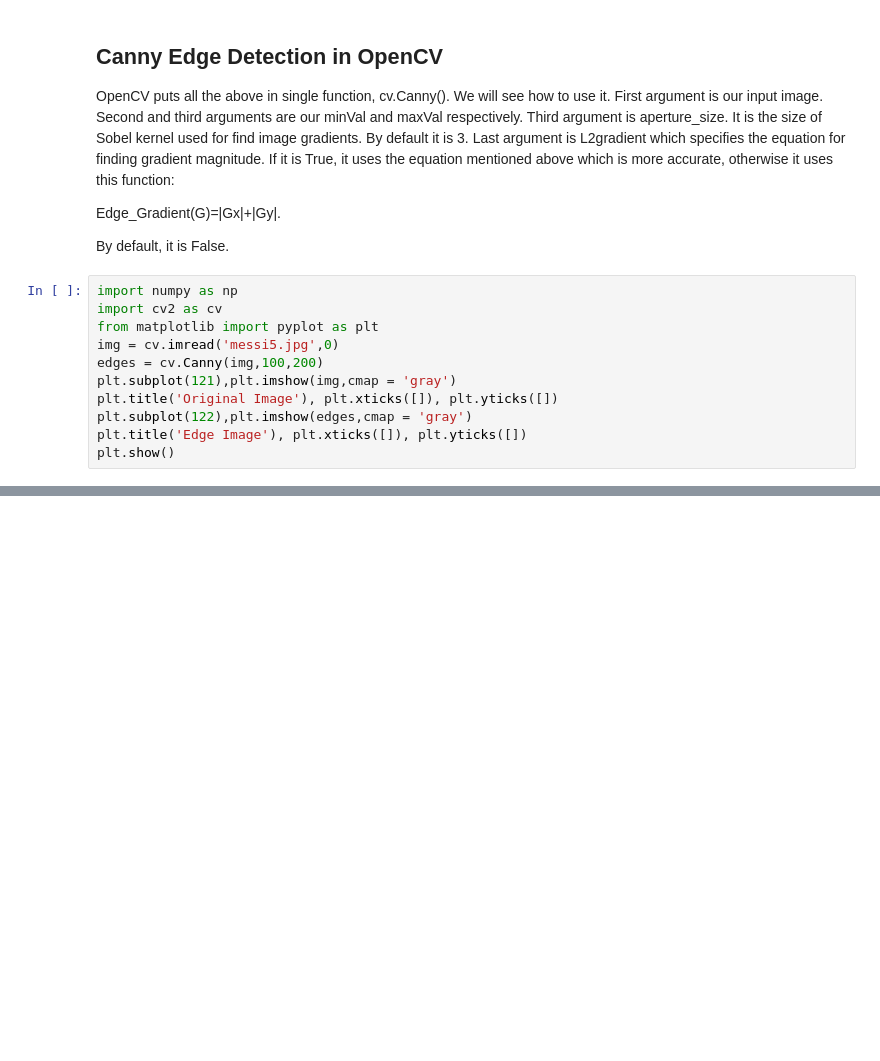
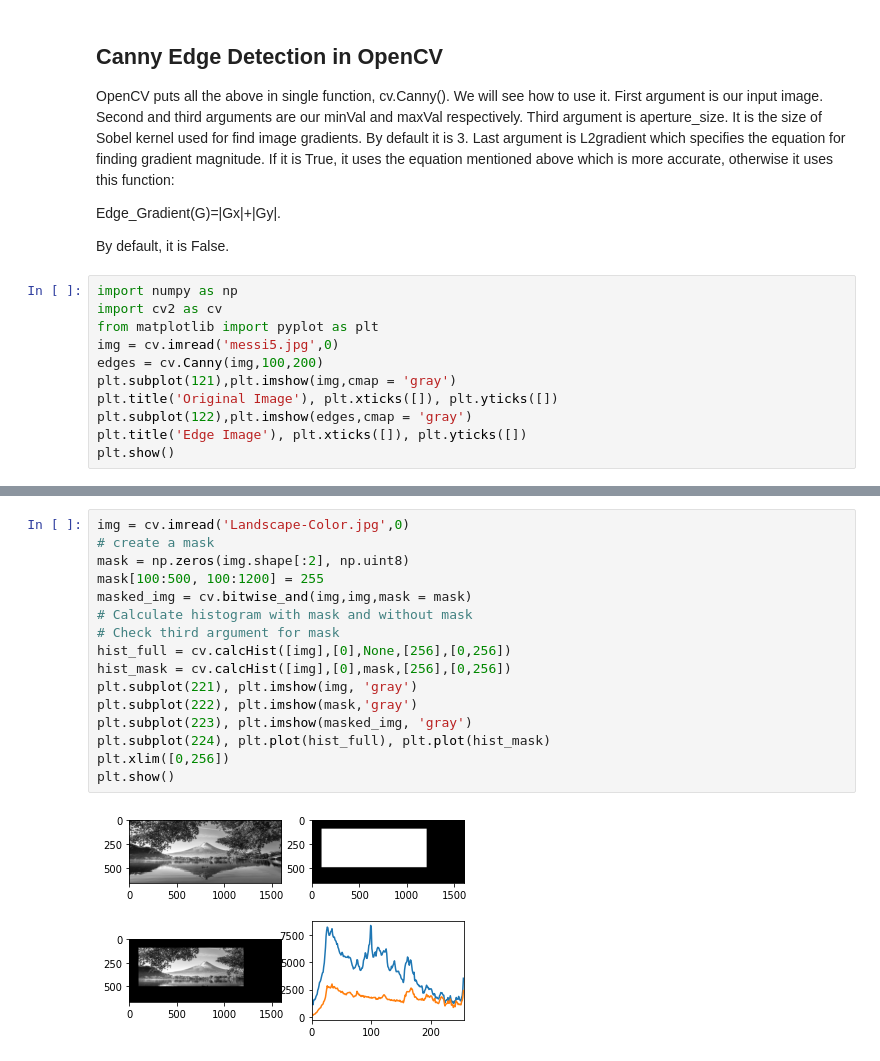
Before and after one commit to manpreet-tatras/OpenCV_Sabudh, a Jupyter notebook: OpenCV.ipynb, the cells around one changed output, grey strips where cells are left out. Cells and saved outputs as stored; diff of their text form; blank space fills up the shorter version.

```diff
--- a/OpenCV.ipynb
+++ b/OpenCV.ipynb
@@ -1554,0 +1696,18 @@ array([[[ 7, -1,  1, -1],
+# %%
+img = cv.imread('Landscape-Color.jpg',0)
+# create a mask
+mask = np.zeros(img.shape[:2], np.uint8)
+mask[100:500, 100:1200] = 255
+masked_img = cv.bitwise_and(img,img,mask = mask)
+# Calculate histogram with mask and without mask
+# Check third argument for mask
+hist_full = cv.calcHist([img],[0],None,[256],[0,256])
+hist_mask = cv.calcHist([img],[0],mask,[256],[0,256])
+plt.subplot(221), plt.imshow(img, 'gray')
+plt.subplot(222), plt.imshow(mask,'gray')
+plt.subplot(223), plt.imshow(masked_img, 'gray')
+plt.subplot(224), plt.plot(hist_full), plt.plot(hist_mask)
+plt.xlim([0,256])
+plt.show()
+# %% [output]
+[figure, added]
```
Also changed, not shown: parts of 291 cells of this notebook.
